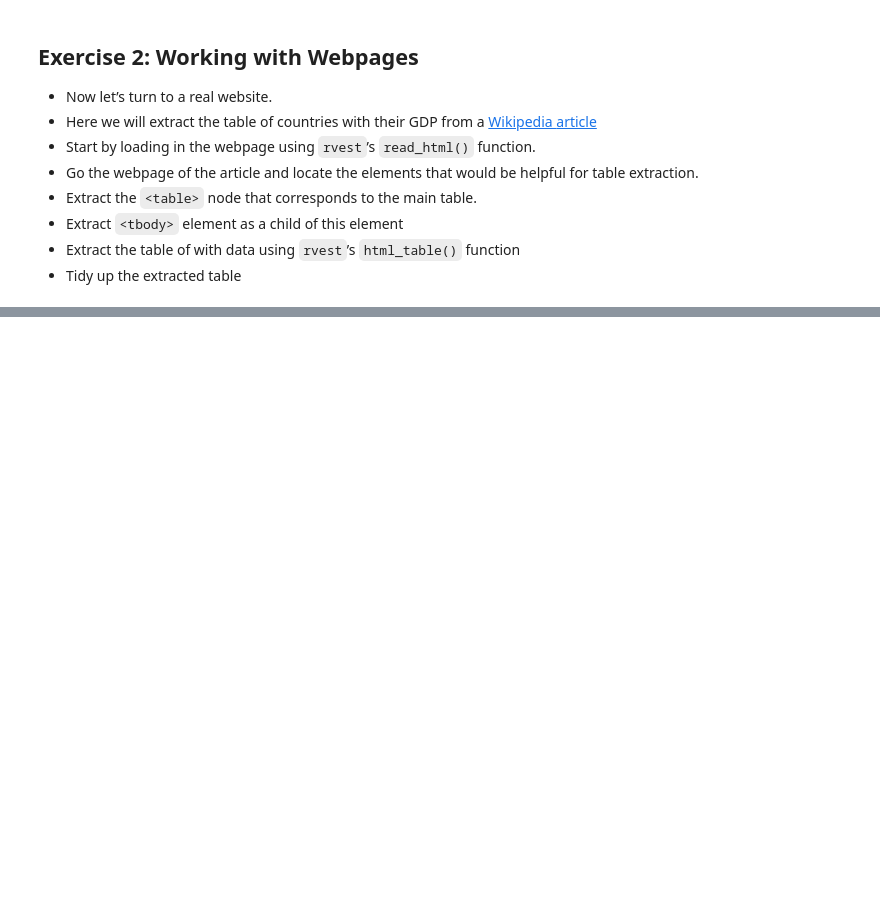
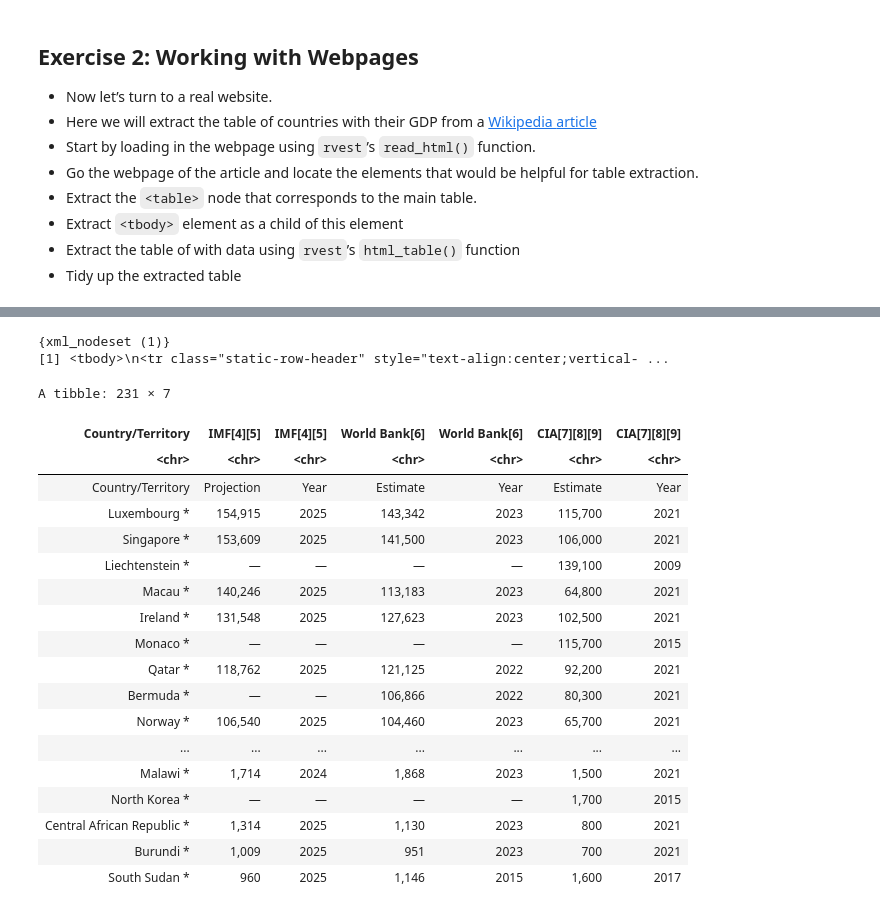
Before and after one commit to rodriguesathena/QTA_Spring2025, a Jupyter notebook: Tutorials/tutorial1/01_tut_web.ipynb, the cells around one changed output, grey strips where cells are left out. Saved outputs shown, nothing was run; the diff lists cells and outputs as text; code cells hidden in the pictures; blank space fills up the shorter version.

```diff
--- a/Tutorials/tutorial1/01_tut_web.ipynb
+++ b/Tutorials/tutorial1/01_tut_web.ipynb
@@ -82,3 +113,8 @@ html_txt <- "
 -   Extract the table of with data using `rvest`’s `html_table()`
     function
 -   Tidy up the extracted table
+# %%
+#read in url
+url <- "https://en.wikipedia.org/wiki/List_of_countries_by_GDP_%28PPP%29_per_capita"
+html <- rvest::read_html(url)
+str(html) #inspect
@@ -84,0 +126,5 @@ html_txt <- "
+# %%
+#tables in html
+tables <- rvest::html_elements(html, xpath = "//table")
+tables
+tables[3] #gdp table found from tracking through source code
@@ -84,0 +145,30 @@ html_txt <- "
+# %%
+#extracting children of the chosen table node
+tbody <- rvest::html_elements(tables[3], xpath = ".//tbody") #./ for relative XPath allowing for children of current node
+tbody
+
+#creating table of the children
+tb <- rvest::html_table(tbody)
+tb
+# %% [output]
+{xml_nodeset (1)}
+[1] <tbody>\n<tr class="static-row-header" style="text-align:center;vertical- ...
+A tibble: 231 × 7
+| Country/Territory | IMF[4][5] | IMF[4][5] | World Bank[6] | World Bank[6] | CIA[7][8][9] | CIA[7][8][9] |
+| <chr> | <chr> | <chr> | <chr> | <chr> | <chr> | <chr> |
+| Country/Territory | Projection | Year | Estimate | Year | Estimate | Year |
+| Luxembourg * | 154,915 | 2025 | 143,342 | 2023 | 115,700 | 2021 |
+| Singapore * | 153,609 | 2025 | 141,500 | 2023 | 106,000 | 2021 |
+| Liechtenstein * | — | — | — | — | 139,100 | 2009 |
+| Macau * | 140,246 | 2025 | 113,183 | 2023 | 64,800 | 2021 |
+| Ireland * | 131,548 | 2025 | 127,623 | 2023 | 102,500 | 2021 |
+| Monaco * | — | — | — | — | 115,700 | 2015 |
+| Qatar * | 118,762 | 2025 | 121,125 | 2022 | 92,200 | 2021 |
+| Bermuda * | — | — | 106,866 | 2022 | 80,300 | 2021 |
+| Norway * | 106,540 | 2025 | 104,460 | 2023 | 65,700 | 2021 |
+| ... | ... | ... | ... | ... | ... | ... |
+| Malawi * | 1,714 | 2024 | 1,868 | 2023 | 1,500 | 2021 |
+| North Korea * | — | — | — | — | 1,700 | 2015 |
+| Central African Republic * | 1,314 | 2025 | 1,130 | 2023 | 800 | 2021 |
+| Burundi * | 1,009 | 2025 | 951 | 2023 | 700 | 2021 |
+| South Sudan * | 960 | 2025 | 1,146 | 2015 | 1,600 | 2017 |
```
Also changed, not shown: parts of 6 cells of this notebook, 1 other file.
